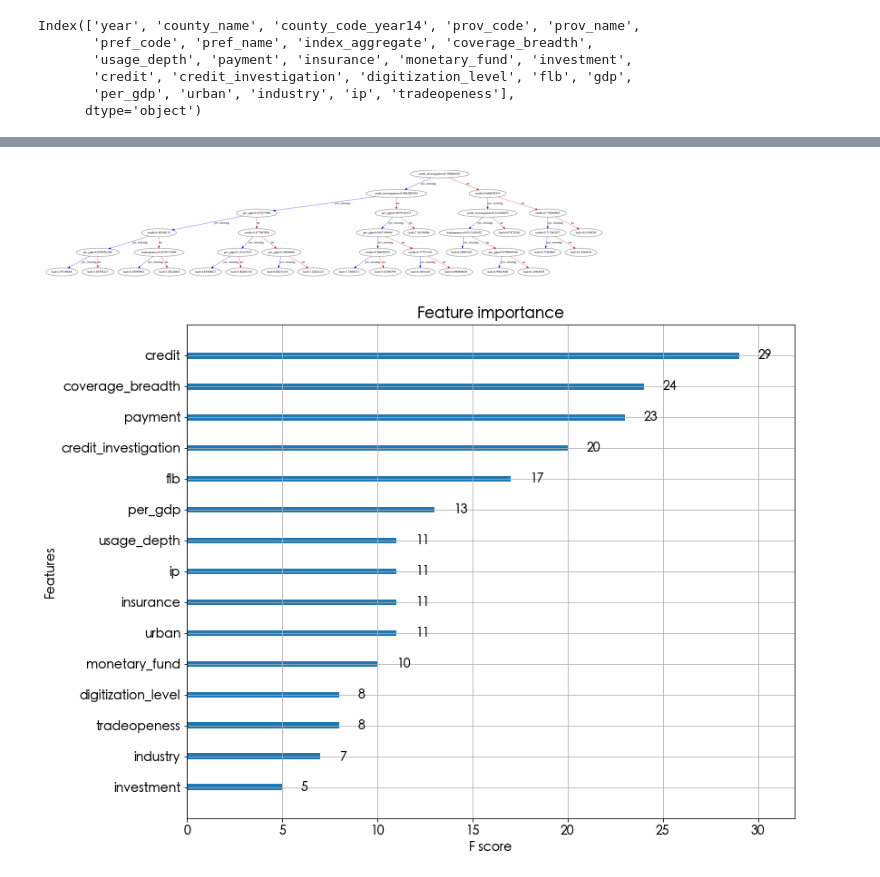
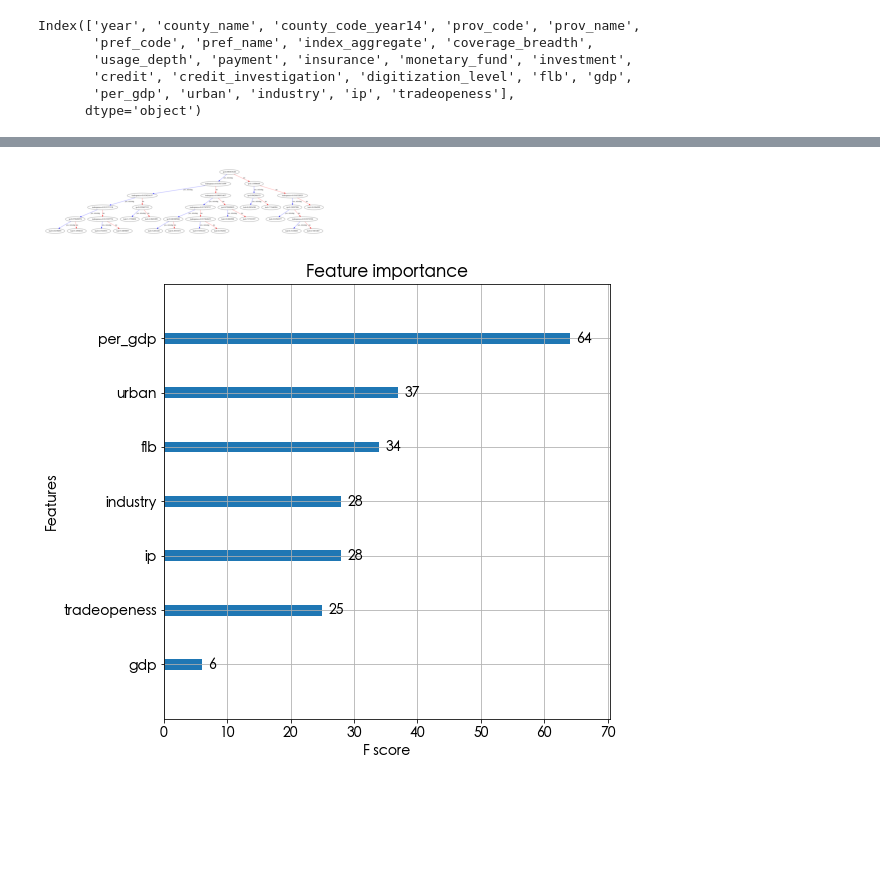
Before and after one commit to MariamAmmar/China_Fintech_Project, a Jupyter notebook: China_Fintech_Project/eda.ipynb, the cells around one changed output, grey strips where cells are left out. Cells and saved outputs as stored; diff of their text form; code cells hidden in the pictures; blank space fills up the shorter version.

```diff
--- a/China_Fintech_Project/eda.ipynb
+++ b/China_Fintech_Project/eda.ipynb
@@ -229,9 +239,12 @@ Index(['year', 'county_name', 'county_code_year14', 'prov_code', 'prov_name',
 # %%
 y = df["index_aggregate"]
 # %%
-X = df[['coverage_breadth',
-       'usage_depth', 'payment', 'insurance', 'monetary_fund', 'investment',
-       'credit', 'credit_investigation', 'digitization_level', 'flb', 'gdp',
+X = df[[
+#     'coverage_breadth',
+#        'usage_depth', 'payment', 'insurance', 'monetary_fund', 'investment',
+#        'credit', 'credit_investigation',
+#         'digitization_level',
+        'flb', 'gdp',
        'per_gdp', 'urban', 'industry', 'ip', 'tradeopeness']]
 # %%
 X.head()
@@ -247,9 +260,11 @@ from sklearn.preprocessing import MinMaxScaler
 from sklearn.preprocessing import RobustScaler
 from sklearn.preprocessing import StandardScaler
 X = MinMaxScaler().fit_transform(X)
-X = pd.DataFrame(X, columns = ['coverage_breadth',
-       'usage_depth', 'payment', 'insurance', 'monetary_fund', 'investment',
-       'credit', 'credit_investigation', 'digitization_level', 'flb', 'gdp',
+X = pd.DataFrame(X, columns = [
+#        'coverage_breadth',
+#        'usage_depth', 'payment', 'insurance', 'monetary_fund', 'investment',
+#        'credit', 'credit_investigation','digitization_level',
+        'flb', 'gdp',
        'per_gdp', 'urban', 'industry', 'ip', 'tradeopeness'])
 # %%
 import xgboost as xgb
@@ -309,17 +324,18 @@ xg_reg = xgb.train(params=params, dtrain=data_dmatrix, num_boost_round=10)
 # %%
 import matplotlib.pyplot as plt
 
 xgb.plot_tree(xg_reg,num_trees=0)
-plt.rcParams['figure.figsize'] = [8, 5]
+plt.rcParams['figure.figsize'] = [8, 8]
 plt.show()
 # %% [output]
-[figure, old version]
+[figure, new version]
 # %%
 xgb.plot_importance(xg_reg)
 plt.rcParams['figure.figsize'] = [5, 5]
+plt.savefig('featureimportance.png')
 plt.show()
 # %% [output]
-[figure, old version]
+[figure, new version]
 # %%
 # import matplotlib
 # print(matplotlib.matplotlib_fname())
```
Also changed, not shown: parts of 27 cells of this notebook, 1 other file.
